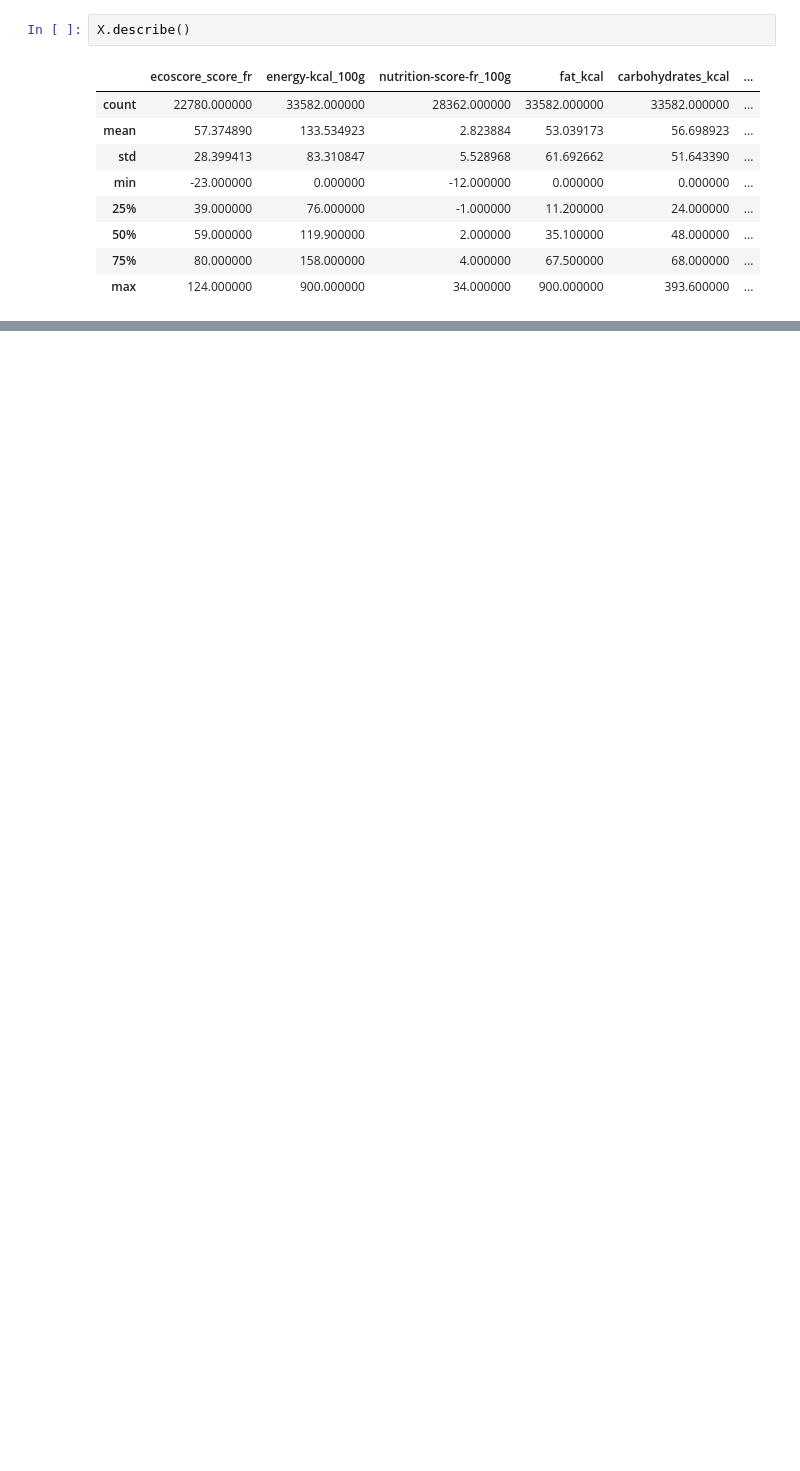
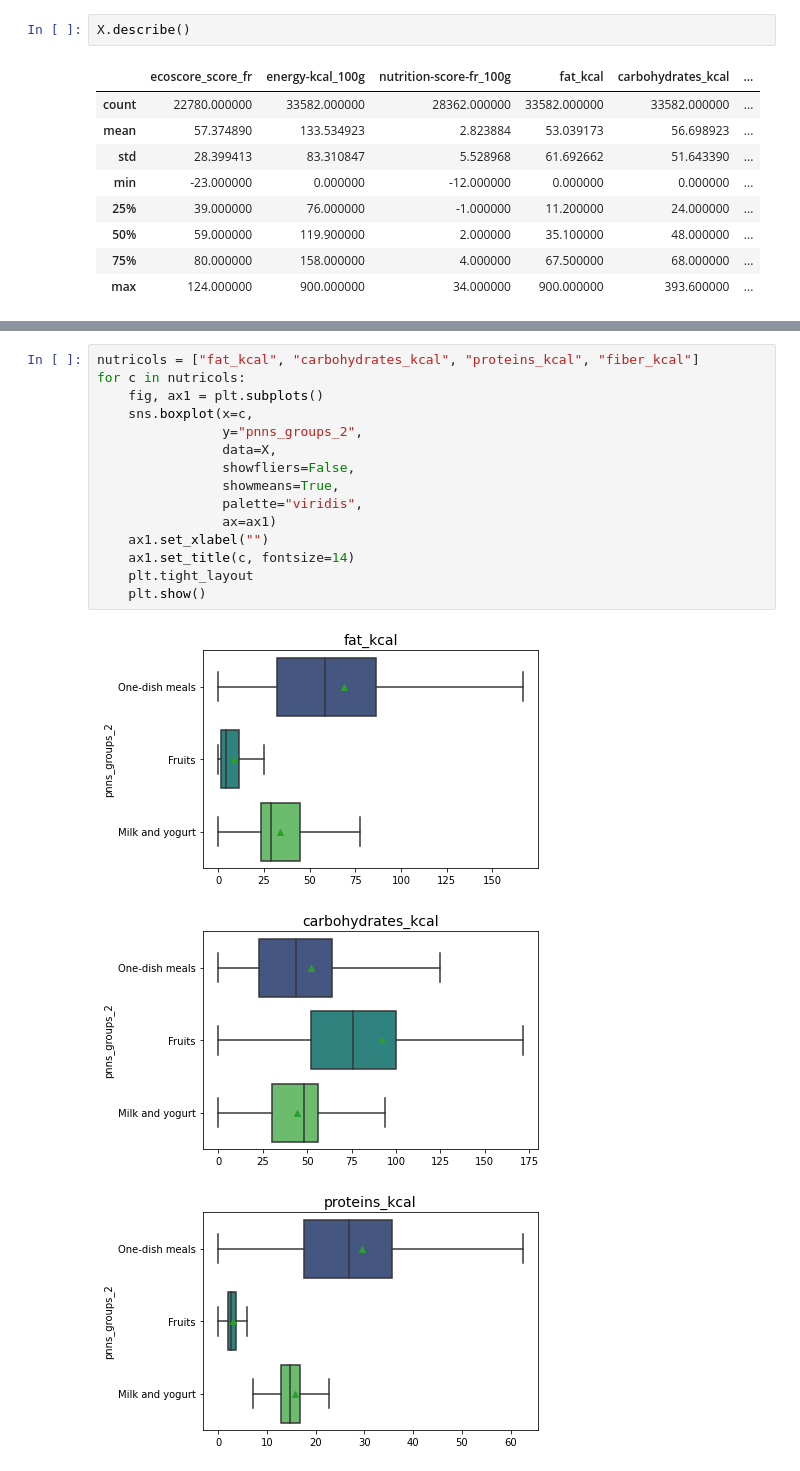
Before and after one commit to OlivierLegrand/P7, a Jupyter notebook: P3/PSanté_notebookexploration.ipynb, the cells around one changed output, grey strips where cells are left out. Saved outputs shown, nothing was run; the diff lists cells and outputs as text; blank space fills up the shorter version.

```diff
--- a/P3/PSanté_notebookexploration.ipynb
+++ b/P3/PSanté_notebookexploration.ipynb
@@ -254,0 +213,19 @@ plt.show()
+# %%
+nutricols = ["fat_kcal", "carbohydrates_kcal", "proteins_kcal", "fiber_kcal"]
+for c in nutricols:
+    fig, ax1 = plt.subplots()
+    sns.boxplot(x=c,
+                y="pnns_groups_2",
+                data=X,
+                showfliers=False,
+                showmeans=True,
+                palette="viridis",
+                ax=ax1)
+    ax1.set_xlabel("")
+    ax1.set_title(c, fontsize=14)
+    plt.tight_layout
+    plt.show()
+# %% [output]
+[figure, added]
+[figure, added]
+[figure, added]
```
Also changed, not shown: parts of 119 cells of this notebook, 1 other file.
